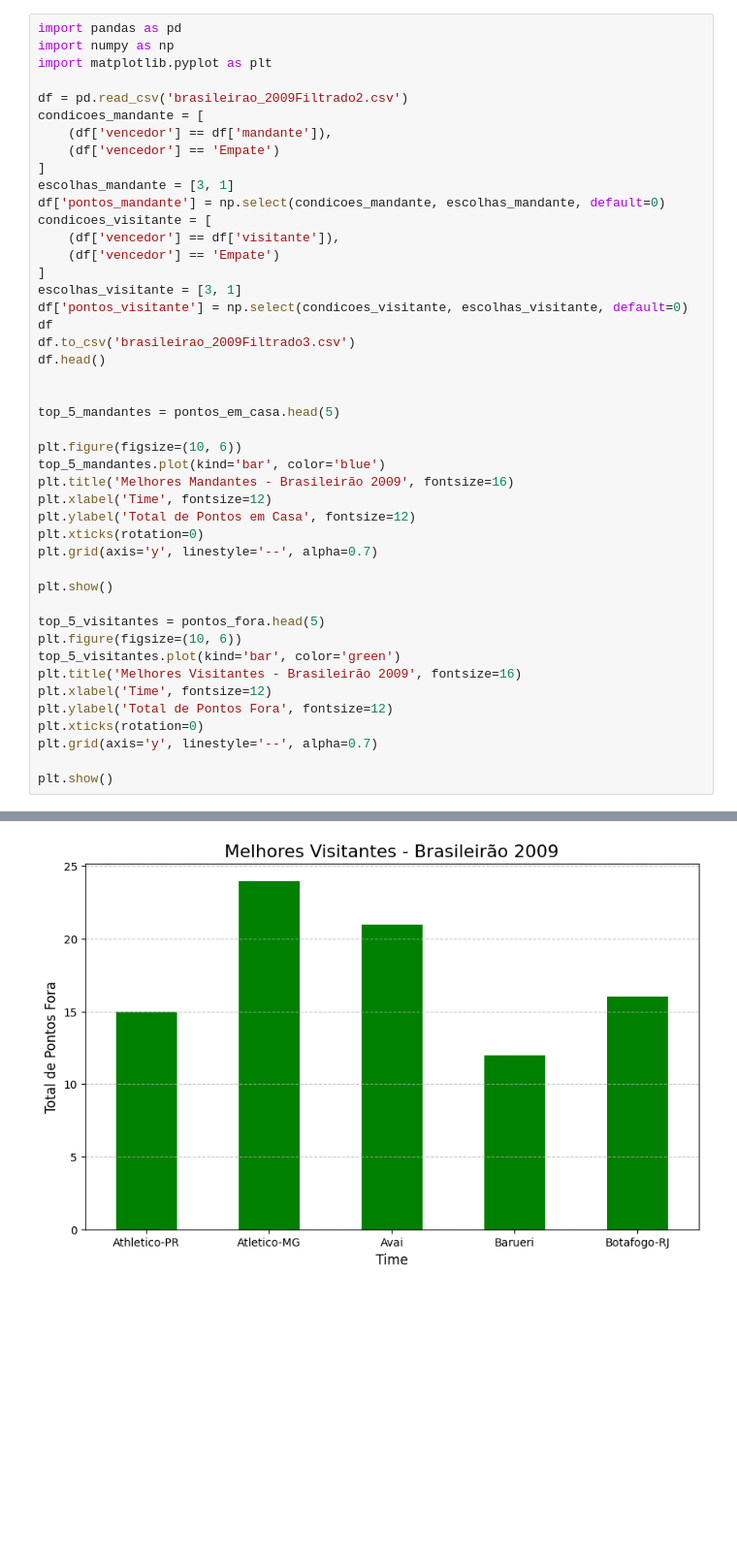
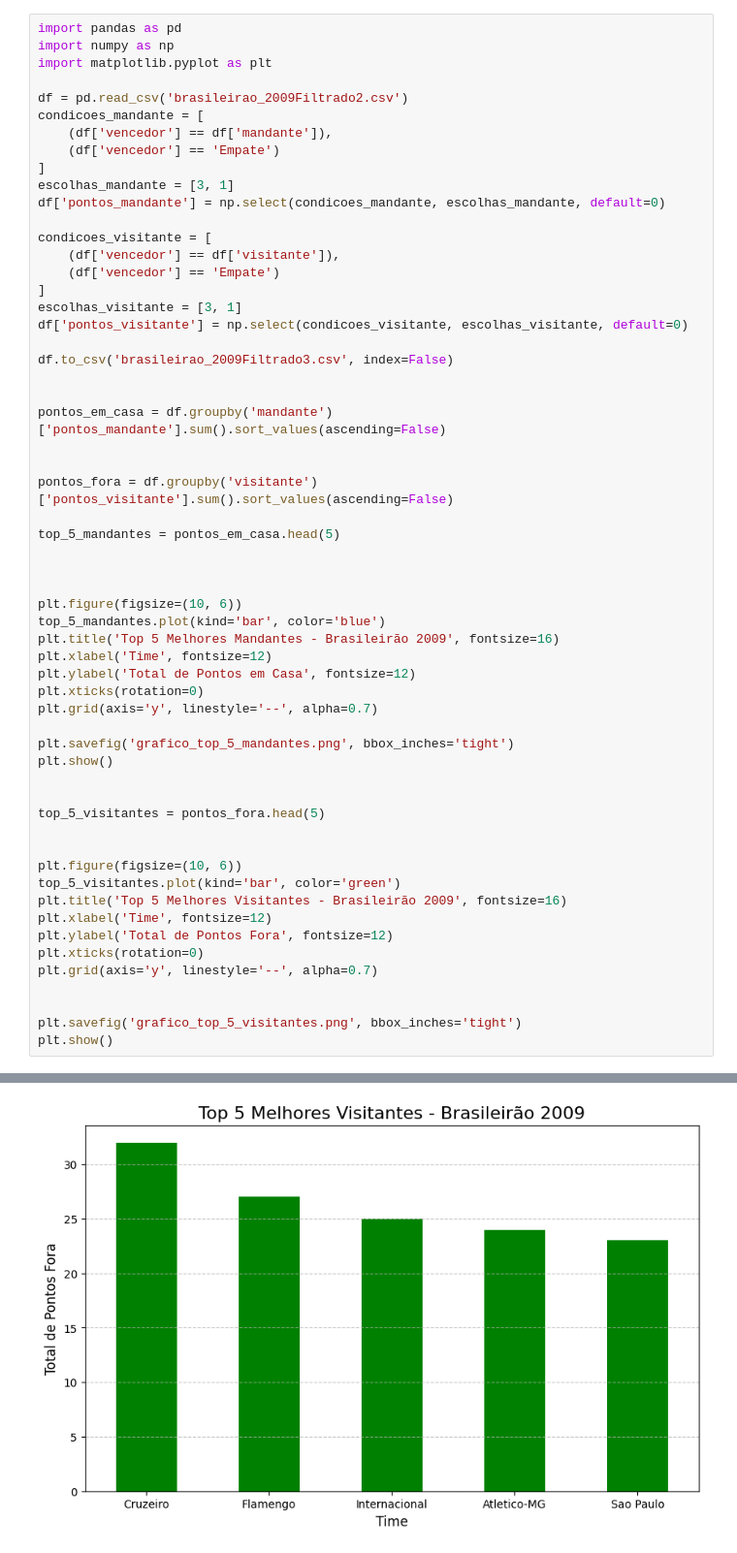
Before and after one commit to Otavioazeved/Projeto-Serie-A-2009, a Jupyter notebook: Serie_A.ipynb, the cells around one changed output, grey strips where cells are left out. Shown at 97% size. Saved outputs shown, nothing was run; the diff lists cells and outputs as text; blank space fills up the shorter version.

```diff
--- a/Serie_A.ipynb
+++ b/Serie_A.ipynb
@@ -29,37 +29,50 @@ condicoes_mandante = [
 ]
 escolhas_mandante = [3, 1]
 df['pontos_mandante'] = np.select(condicoes_mandante, escolhas_mandante, default=0)
+
 condicoes_visitante = [
     (df['vencedor'] == df['visitante']),
     (df['vencedor'] == 'Empate')
 ]
 escolhas_visitante = [3, 1]
 df['pontos_visitante'] = np.select(condicoes_visitante, escolhas_visitante, default=0)
-df
-df.to_csv('brasileirao_2009Filtrado3.csv')
-df.head()
 
+df.to_csv('brasileirao_2009Filtrado3.csv', index=False)
+
+
+pontos_em_casa = df.groupby('mandante')['pontos_mandante'].sum().sort_values(ascending=False)
+
+
+pontos_fora = df.groupby('visitante')['pontos_visitante'].sum().sort_values(ascending=False)
 
 top_5_mandantes = pontos_em_casa.head(5)
 
+
+
 plt.figure(figsize=(10, 6))
 top_5_mandantes.plot(kind='bar', color='blue')
-plt.title('Melhores Mandantes - Brasileirão 2009', fontsize=16)
+plt.title('Top 5 Melhores Mandantes - Brasileirão 2009', fontsize=16)
 plt.xlabel('Time', fontsize=12)
 plt.ylabel('Total de Pontos em Casa', fontsize=12)
 plt.xticks(rotation=0)
 plt.grid(axis='y', linestyle='--', alpha=0.7)
 
+plt.savefig('grafico_top_5_mandantes.png', bbox_inches='tight')
 plt.show()
 
+
 top_5_visitantes = pontos_fora.head(5)
+
+
 plt.figure(figsize=(10, 6))
 top_5_visitantes.plot(kind='bar', color='green')
-plt.title('Melhores Visitantes - Brasileirão 2009', fontsize=16)
+plt.title('Top 5 Melhores Visitantes - Brasileirão 2009', fontsize=16)
 plt.xlabel('Time', fontsize=12)
 plt.ylabel('Total de Pontos Fora', fontsize=12)
 plt.xticks(rotation=0)
 plt.grid(axis='y', linestyle='--', alpha=0.7)
 
+
+plt.savefig('grafico_top_5_visitantes.png', bbox_inches='tight')
 plt.show()
 # %% [output]
@@ -67 +80 @@ plt.show()
-[figure, old version]
+[figure, new version]
```
Also changed, not shown: parts of 1 cell of this notebook.
